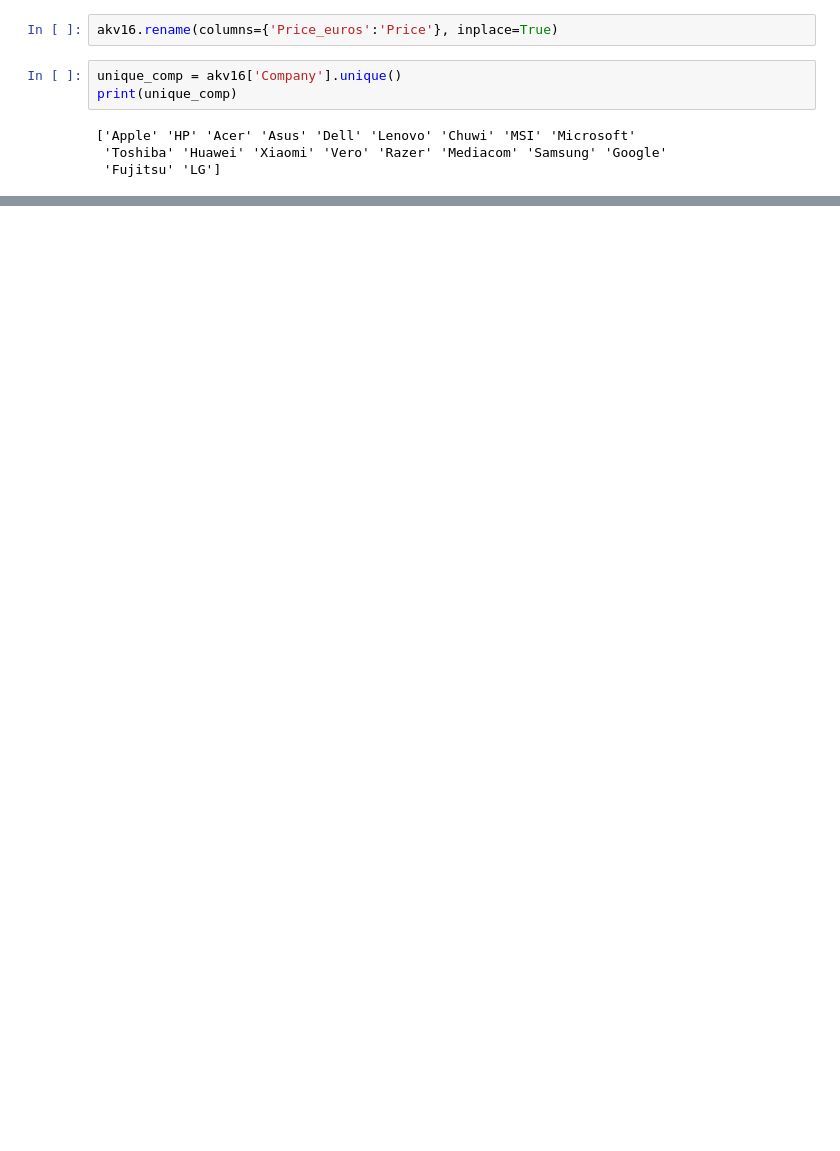
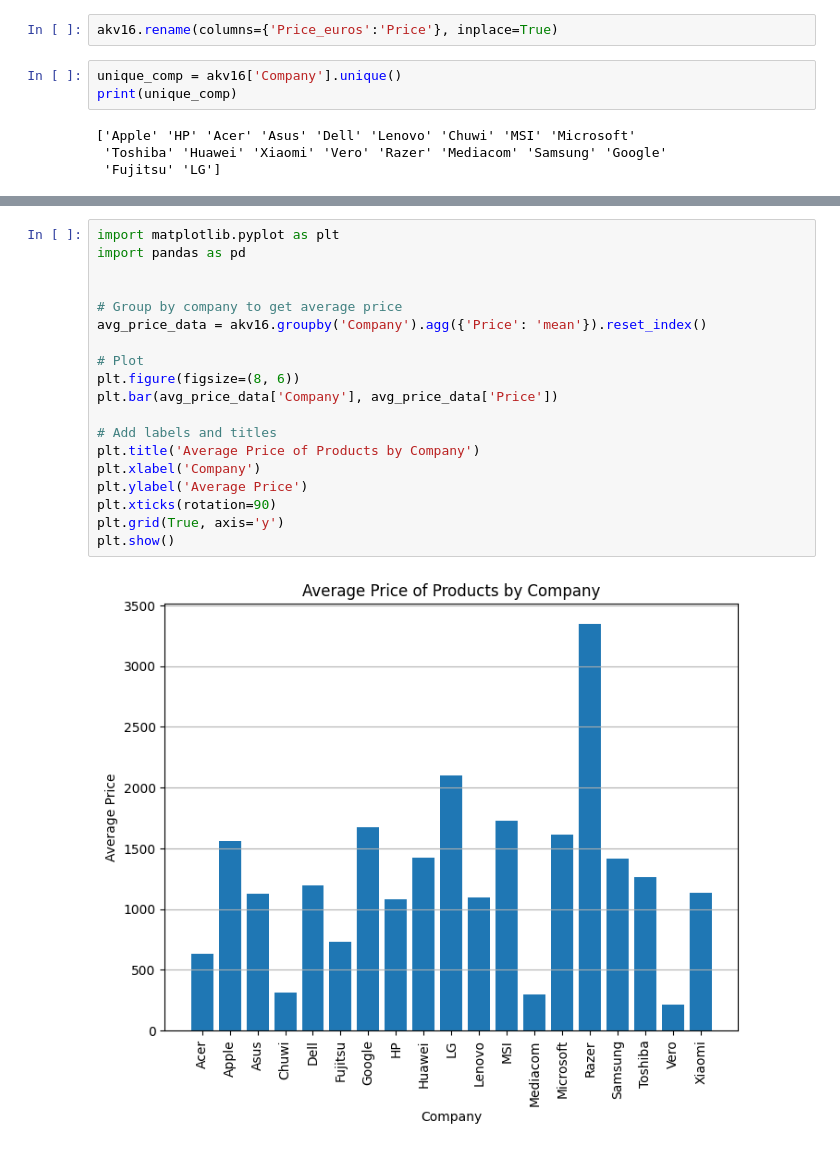
Before and after one commit to 1Vamshi0/Data-Insights-Dashboard, a Jupyter notebook: Laptop_sales.ipynb, the cells around one changed output, grey strips where cells are left out. Cells and saved outputs as stored; diff of their text form; blank space fills up the shorter version.

```diff
--- a/Laptop_sales.ipynb
+++ b/Laptop_sales.ipynb
@@ -58,0 +67,21 @@ plt.show()
+# %%
+import matplotlib.pyplot as plt
+import pandas as pd
+
+
+# Group by company to get average price
+avg_price_data = akv16.groupby('Company').agg({'Price': 'mean'}).reset_index()
+
+# Plot
+plt.figure(figsize=(8, 6))
+plt.bar(avg_price_data['Company'], avg_price_data['Price'])
+
+# Add labels and titles
+plt.title('Average Price of Products by Company')
+plt.xlabel('Company')
+plt.ylabel('Average Price')
+plt.xticks(rotation=90)
+plt.grid(True, axis='y')
+plt.show()
+# %% [output]
+[figure, added]
```
Also changed, not shown: parts of 4 cells of this notebook, 3 other files.
